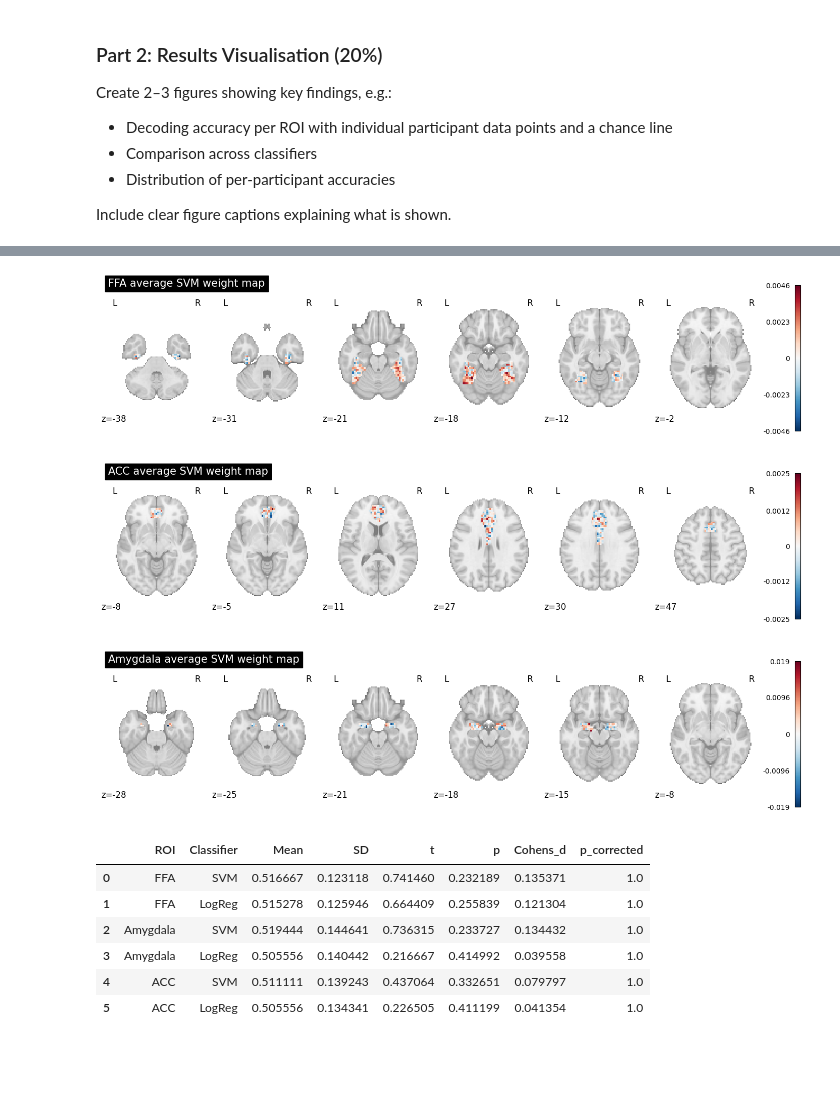
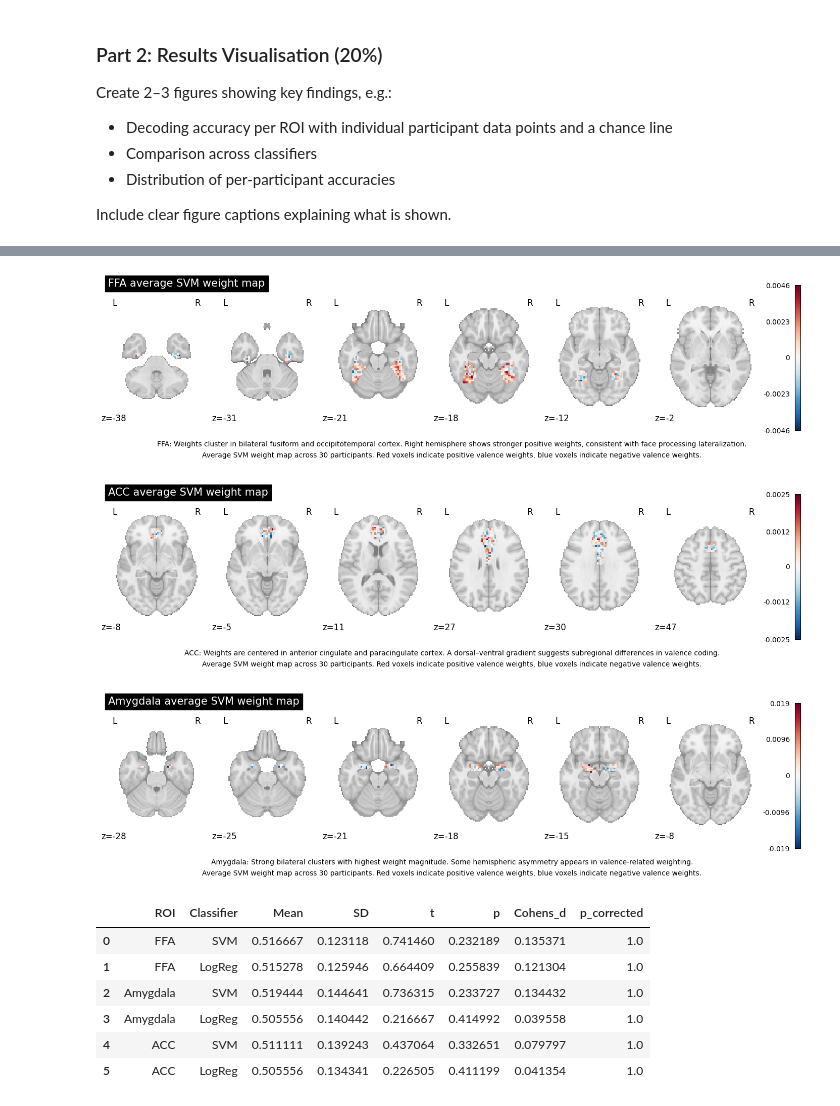
Before and after one commit to lynnv-hub/Mind_Reading, a Jupyter notebook: MVPA_Report2_Template.ipynb, the cells around one changed output, grey strips where cells are left out. Drawn from its saved outputs; the diff is of its cells as text; code cells hidden in the pictures; blank space fills up the shorter version.

```diff
--- a/MVPA_Report2_Template.ipynb
+++ b/MVPA_Report2_Template.ipynb
@@ -673,36 +685,74 @@ for roi_name, roi_mask in rois.items():
 
     subject_maps = []
 
     for sub in subjects:
 
         try:
             wmap = compute_svm_weight_map(sub, roi_mask)
 
             if wmap is not None:
                 subject_maps.append(wmap)
 
         except Exception as e:
             print(f'{sub} failed for {roi_name}: {e}')
 
     avg_map = mean_img(subject_maps)
 
     roi_weight_maps[roi_name] = avg_map
 
+general_caption = (
+    "Average SVM weight map across 30 participants. "
+    "Red voxels indicate positive valence weights, "
+    "blue voxels indicate negative valence weights."
+)
+
+roi_captions = {
+    "FFA": (
+        "FFA: Weights cluster in bilateral fusiform and occipitotemporal cortex. "
+        "Right hemisphere shows stronger positive weights, consistent with face processing lateralization."
+    ),
+    "ACC": (
+        "ACC: Weights are centered in anterior cingulate and paracingulate cortex. "
+        "A dorsal–ventral gradient suggests subregional differences in valence coding."
+    ),
+    "Amygdala": (
+        "Amygdala: Strong bilateral clusters with highest weight magnitude. "
+        "Some hemispheric asymmetry appears in valence-related weighting."
+    )
+}
+
 for roi_name, weight_map in roi_weight_maps.items():
 
     plotting.plot_stat_map(
         weight_map,
         title=f'{roi_name} average SVM weight map',
         display_mode='z',
         cut_coords=6,
         colorbar=True
     )
 
+    plt.figtext(
+        0.5,
+        -0.05,
+        roi_captions[roi_name],
+        wrap=True,
+        ha='center',
+    )
+
+    # General caption (shared info)
+    plt.figtext(
+        0.5,
+        -0.12,
+        general_caption,
+        wrap=True,
+        ha='center',
+    )
+
     plotting.show()
 # %% [output]
-[figure, old version]
+[figure, new version]
-[figure, old version]
+[figure, new version]
-[figure, old version]
+[figure, new version]
 # %%
 #Summary statistics table
 def cohens_d(accs, chance=0.5):
```
Also changed, not shown: parts of 2 cells of this notebook.
